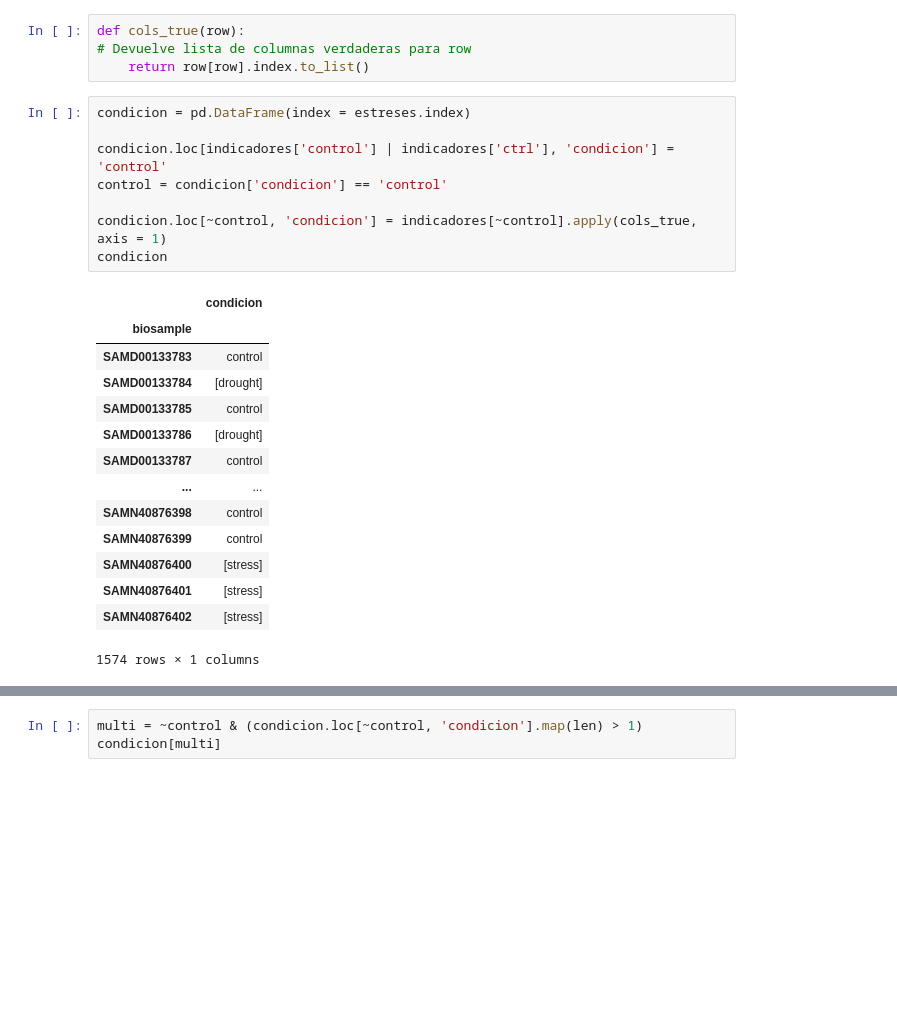
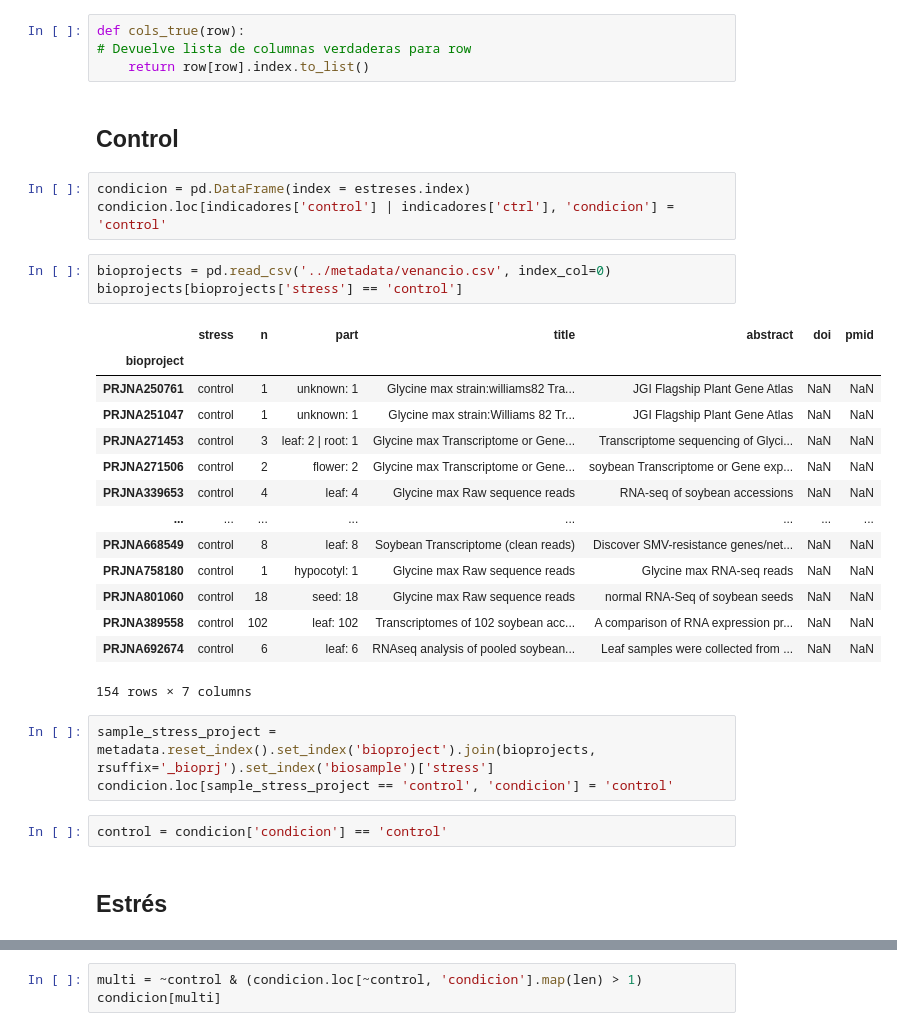
Before and after one commit to freire-guido/soy-biomarkers, a Jupyter notebook: estres/sample.ipynb, the cells around one changed output, grey strips where cells are left out. Cells and saved outputs as stored; diff of their text form; blank space fills up the shorter version.

Commit message:
bioproject control

```diff
--- a/estres/sample.ipynb
+++ b/estres/sample.ipynb
@@ -91,26 +91,33 @@ estreses.to_csv('estreses.csv')
 def cols_true(row):
 # Devuelve lista de columnas verdaderas para row
     return row[row].index.to_list()
+# %% [markdown]
+## Control
 # %%
 condicion = pd.DataFrame(index = estreses.index)
-
 condicion.loc[indicadores['control'] | indicadores['ctrl'], 'condicion'] = 'control'
-control = condicion['condicion'] == 'control'
-
-condicion.loc[~control, 'condicion'] = indicadores[~control].apply(cols_true, axis = 1)
-condicion
-# %% [output]
-|  | condicion |
-| biosample |  |
-| SAMD00133783 | control |
-| SAMD00133784 | [drought] |
-| SAMD00133785 | control |
-| SAMD00133786 | [drought] |
-| SAMD00133787 | control |
-| ... | ... |
-| SAMN40876398 | control |
-| SAMN40876399 | control |
-| SAMN40876400 | [stress] |
-| SAMN40876401 | [stress] |
-| SAMN40876402 | [stress] |
-1574 rows × 1 columns
+# %%
+bioprojects = pd.read_csv('../metadata/venancio.csv', index_col=0)
+bioprojects[bioprojects['stress'] == 'control']
+# %% [output]
+|  | stress | n | part | title | abstract | doi | pmid |
+| bioproject |  |  |  |  |  |  |  |
+| PRJNA250761 | control | 1 | unknown: 1 | Glycine max strain:williams82 Tra... | JGI Flagship Plant Gene Atlas | NaN | NaN |
+| PRJNA251047 | control | 1 | unknown: 1 | Glycine max strain:Williams 82 Tr... | JGI Flagship Plant Gene Atlas | NaN | NaN |
+| PRJNA271453 | control | 3 | leaf: 2 | root: 1 | Glycine max Transcriptome or Gene... | Transcriptome sequencing of Glyci... | NaN | NaN |
+| PRJNA271506 | control | 2 | flower: 2 | Glycine max Transcriptome or Gene... | soybean Transcriptome or Gene exp... | NaN | NaN |
+| PRJNA339653 | control | 4 | leaf: 4 | Glycine max Raw sequence reads | RNA-seq of soybean accessions | NaN | NaN |
+| ... | ... | ... | ... | ... | ... | ... | ... |
+| PRJNA668549 | control | 8 | leaf: 8 | Soybean Transcriptome (clean reads) | Discover SMV-resistance genes/net... | NaN | NaN |
+| PRJNA758180 | control | 1 | hypocotyl: 1 | Glycine max Raw sequence reads | Glycine max RNA-seq reads | NaN | NaN |
+| PRJNA801060 | control | 18 | seed: 18 | Glycine max Raw sequence reads | normal RNA-Seq of soybean seeds | NaN | NaN |
+| PRJNA389558 | control | 102 | leaf: 102 | Transcriptomes of 102 soybean acc... | A comparison of RNA expression pr... | NaN | NaN |
+| PRJNA692674 | control | 6 | leaf: 6 | RNAseq analysis of pooled soybean... | Leaf samples were collected from ... | NaN | NaN |
+154 rows × 7 columns
+# %%
+sample_stress_project = metadata.reset_index().set_index('bioproject').join(bioprojects, rsuffix='_bioprj').set_index('biosample')['stress']
+condicion.loc[sample_stress_project == 'control', 'condicion'] = 'control'
+# %%
+control = condicion['condicion'] == 'control'
+# %% [markdown]
+## Estrés
```
Also changed, not shown: parts of 3 cells of this notebook, 1 other file.
